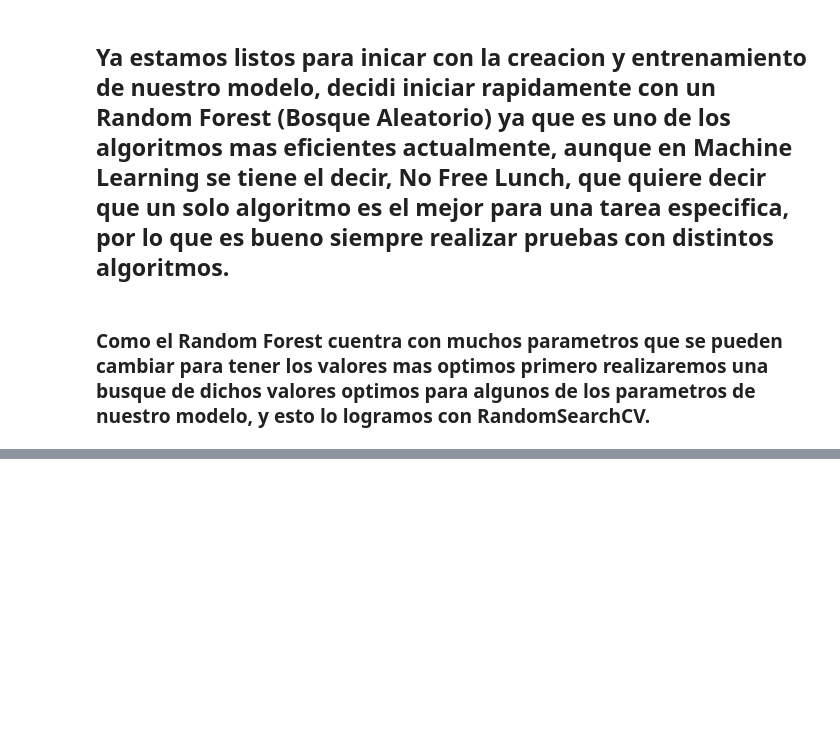
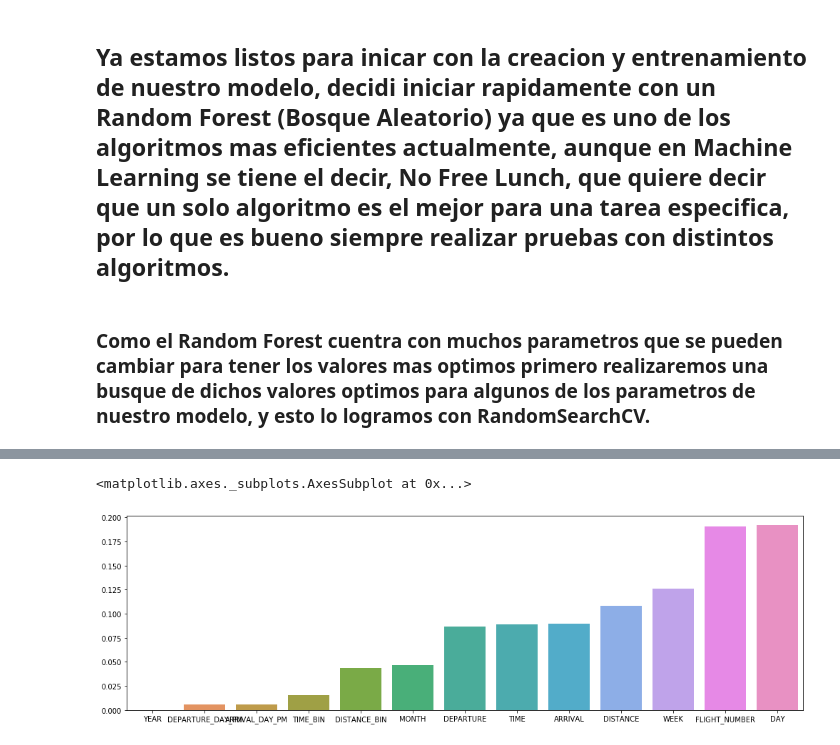
Before and after one commit to AlbertoCasadoPeguero/Flights, a Jupyter notebook: Flights.ipynb, the cells around one changed output, grey strips where cells are left out. Cells and saved outputs as stored; diff of their text form; code cells hidden in the pictures; blank space fills up the shorter version.

```diff
--- a/Flights.ipynb
+++ b/Flights.ipynb
@@ -368,6 +357,6 @@ parametros = {'n_estimators':[10, 50, 100],
               'min_samples_split':[2, 3, 4, 5 ,6, 7, 8, 9, 10]}
 # %%
 #Y por ultimo hacemos otra instancia a la clase de nuestro buscador de parametros e iniciamos la busqueda
-grid_search = RandomizedSearchCV(forest, parametros, cv = 20, n_iter = 500, n_jobs = -1, verbose = 3)
+grid_search = RandomizedSearchCV(forest, parametros, cv = 20, n_iter = 1000, n_jobs = -1, verbose = 3)
 grid_search.fit(X_train, y_train)
 # %% [output]
@@ -418,0 +409,6 @@ grid_search.best_score_
+# %%
+forest = RandomForestClassifier(n_estimators = 150, min_samples_split = 7, min_samples_leaf = 1, max_depth = 15,
+                                criterion = 'entropy')
+
+#Utilizamos el metodo cross validation para tener un promedio de 20 diferentes modelos en sets diferentes.
+scores = cross_val_score(forest, X_train, y_train, cv = 20, n_jobs = -1, verbose = 3)
@@ -418,0 +426,2 @@ grid_search.best_score_
+# %%
+forest.fit(X_train, y_train)
@@ -418,0 +458,10 @@ grid_search.best_score_
+# %%
+#Primero tomamos las variables de importancia y creamos un Series con ellas para presentarlas.
+feature_importance = pd.Series(forest.feature_importances_, index = dataset_train.drop(['CANCELLED'], axis = 1).columns)
+feature_importance = feature_importance.sort_values()
+# %%
+plt.figure(figsize = (17, 5))
+sns.barplot(feature_importance.index, feature_importance.values)
+# %% [output]
+<matplotlib.axes._subplots.AxesSubplot at 0x...>
+[figure, added]
```
Also changed, not shown: parts of 43 cells of this notebook.
